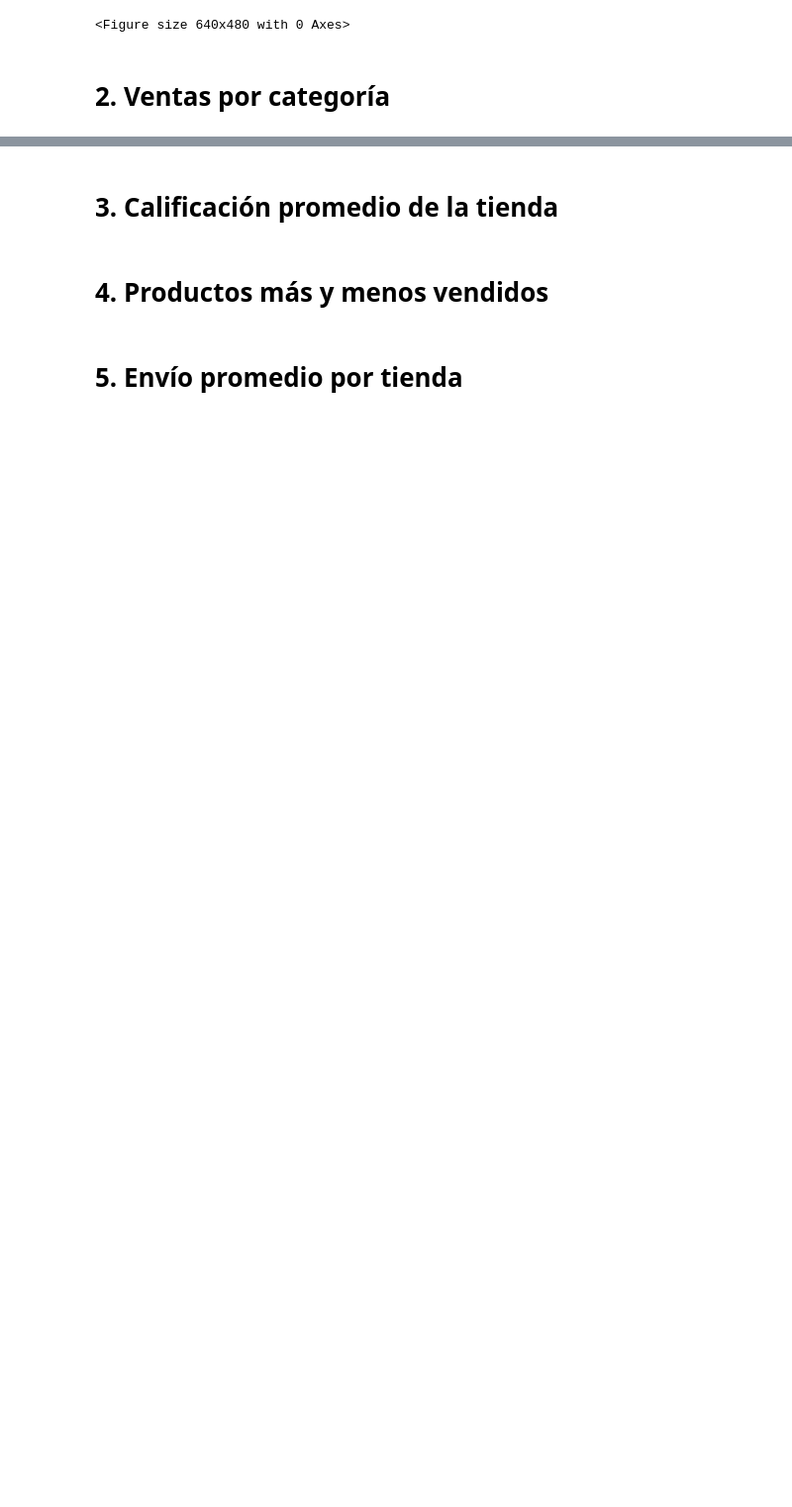
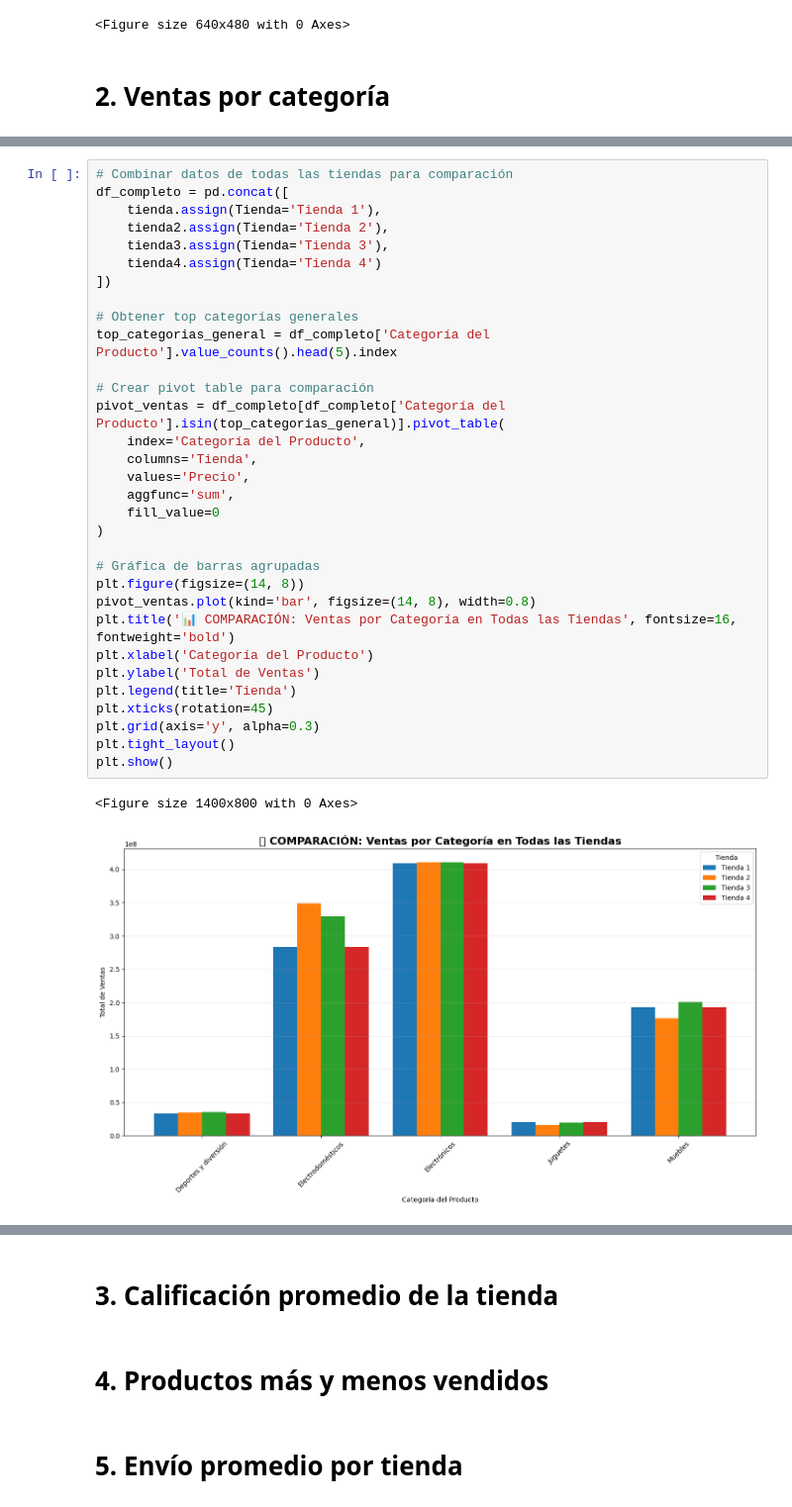
Before and after one commit to lainaker7/AluraChallenge1_DATASCIENCE, a Jupyter notebook: AluraStoreLatam.ipynb, the cells around one changed output, grey strips where cells are left out. Shown at 99% size. Cells and saved outputs as stored; diff of their text form; blank space fills up the shorter version.

```diff
--- a/AluraStoreLatam.ipynb
+++ b/AluraStoreLatam.ipynb
@@ -199,0 +267,35 @@ plt.savefig('grafico1_ingresos_tiendas.png', dpi=300, bbox_inches='tight')
+# %%
+# Combinar datos de todas las tiendas para comparación
+df_completo = pd.concat([
+    tienda.assign(Tienda='Tienda 1'),
+    tienda2.assign(Tienda='Tienda 2'),
+    tienda3.assign(Tienda='Tienda 3'),
+    tienda4.assign(Tienda='Tienda 4')
+])
+
+# Obtener top categorías generales
+top_categorias_general = df_completo['Categoría del Producto'].value_counts().head(5).index
+
+# Crear pivot table para comparación
+pivot_ventas = df_completo[df_completo['Categoría del Producto'].isin(top_categorias_general)].pivot_table(
+    index='Categoría del Producto',
+    columns='Tienda',
+    values='Precio',
+    aggfunc='sum',
+    fill_value=0
+)
+
+# Gráfica de barras agrupadas
+plt.figure(figsize=(14, 8))
+pivot_ventas.plot(kind='bar', figsize=(14, 8), width=0.8)
+plt.title('📊 COMPARACIÓN: Ventas por Categoría en Todas las Tiendas', fontsize=16, fontweight='bold')
+plt.xlabel('Categoría del Producto')
+plt.ylabel('Total de Ventas')
+plt.legend(title='Tienda')
+plt.xticks(rotation=45)
+plt.grid(axis='y', alpha=0.3)
+plt.tight_layout()
+plt.show()
+# %% [output]
+<Figure size 1400x800 with 0 Axes>
+[figure, added]
```
Also changed, not shown: parts of 5 cells of this notebook.
